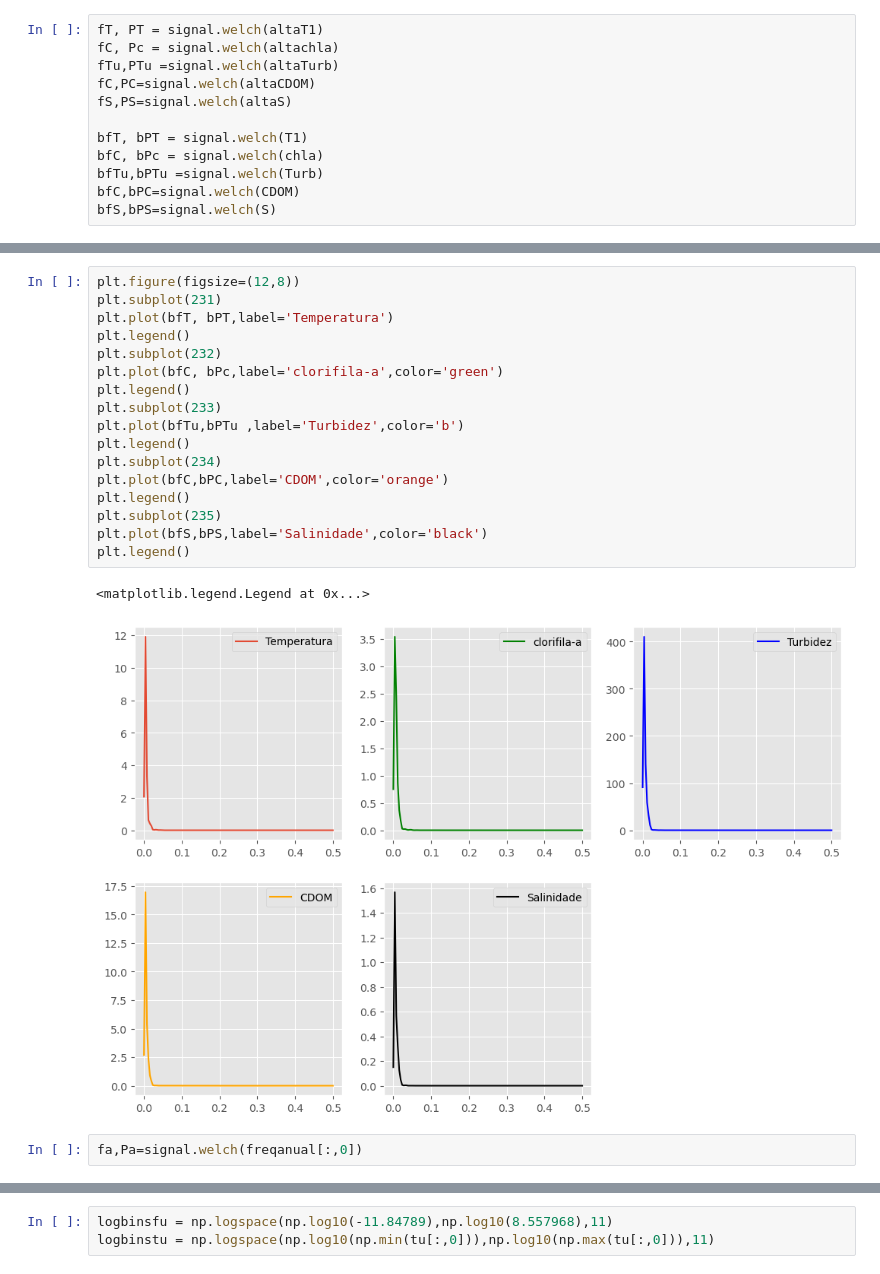
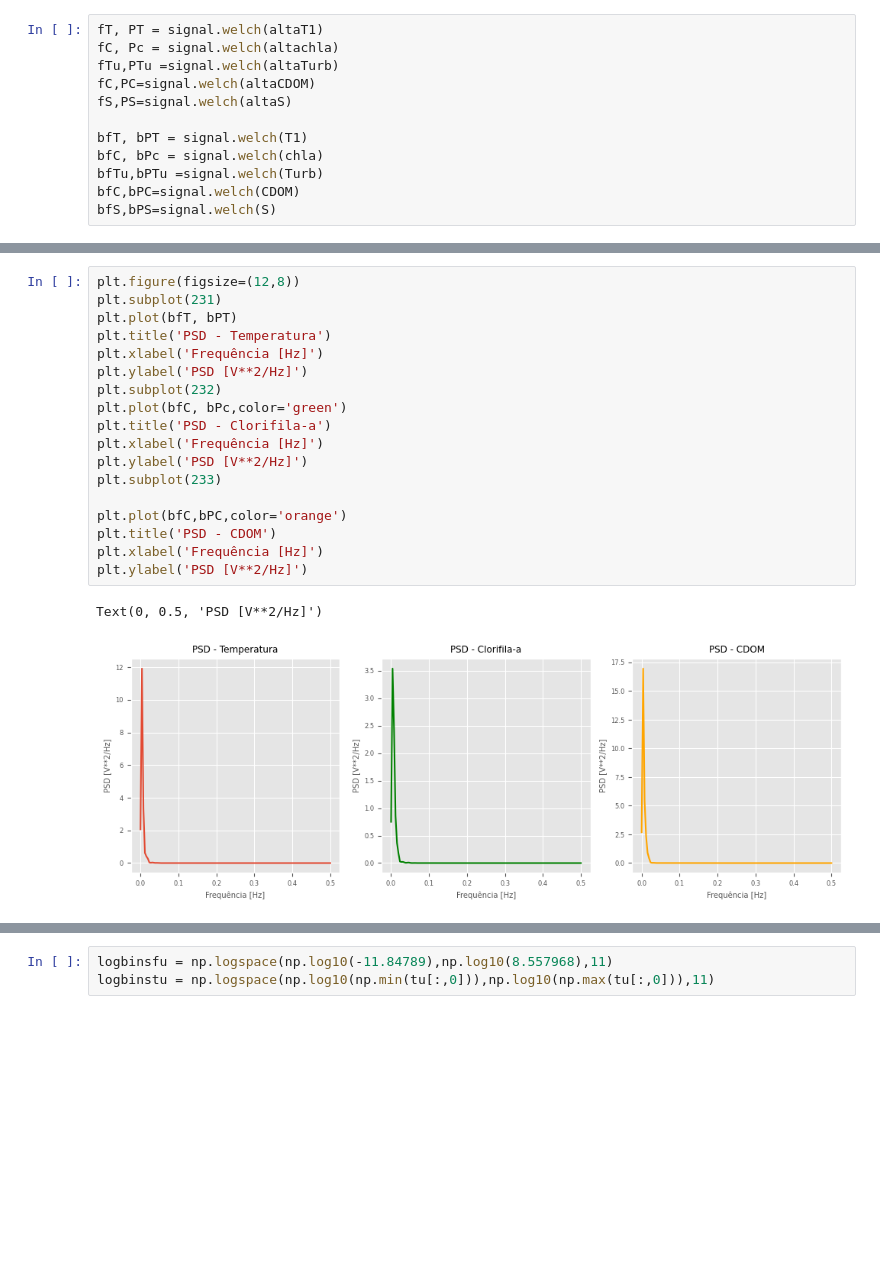
Before and after one commit to LSalimene/Analise-Series-temporais-em-oceano, a Jupyter notebook: lista5/lista5.ipynb, the cells around one changed output, grey strips where cells are left out. Saved outputs shown, nothing was run; the diff lists cells and outputs as text; blank space fills up the shorter version.

```diff
--- a/lista5/lista5.ipynb
+++ b/lista5/lista5.ipynb
@@ -112,22 +132,21 @@ plt.legend()
 # %%
 plt.figure(figsize=(12,8))
 plt.subplot(231)
-plt.plot(bfT, bPT,label='Temperatura')
-plt.legend()
+plt.plot(bfT, bPT)
+plt.title('PSD - Temperatura')
+plt.xlabel('Frequência [Hz]')
+plt.ylabel('PSD [V**2/Hz]')
 plt.subplot(232)
-plt.plot(bfC, bPc,label='clorifila-a',color='green')
-plt.legend()
+plt.plot(bfC, bPc,color='green')
+plt.title('PSD - Clorifila-a')
+plt.xlabel('Frequência [Hz]')
+plt.ylabel('PSD [V**2/Hz]')
 plt.subplot(233)
-plt.plot(bfTu,bPTu ,label='Turbidez',color='b')
-plt.legend()
-plt.subplot(234)
-plt.plot(bfC,bPC,label='CDOM',color='orange')
-plt.legend()
-plt.subplot(235)
-plt.plot(bfS,bPS,label='Salinidade',color='black')
-plt.legend()
+
+plt.plot(bfC,bPC,color='orange')
+plt.title('PSD - CDOM')
+plt.xlabel('Frequência [Hz]')
+plt.ylabel('PSD [V**2/Hz]')
 # %% [output]
-<matplotlib.legend.Legend at 0x...>
+Text(0, 0.5, 'PSD [V**2/Hz]')
-[figure, old version]
+[figure, new version]
-# %%
-fa,Pa=signal.welch(freqanual[:,0])
```
Also changed, not shown: parts of 9 cells of this notebook, 12 other files.
